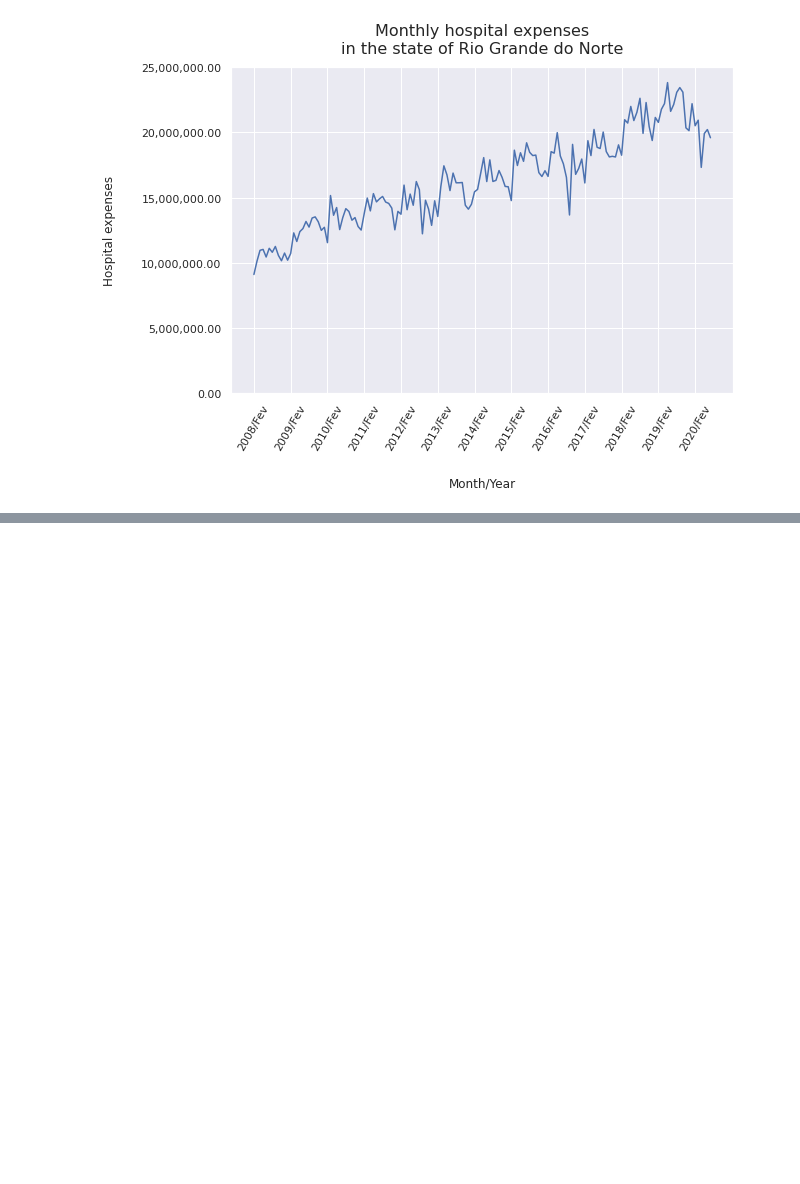
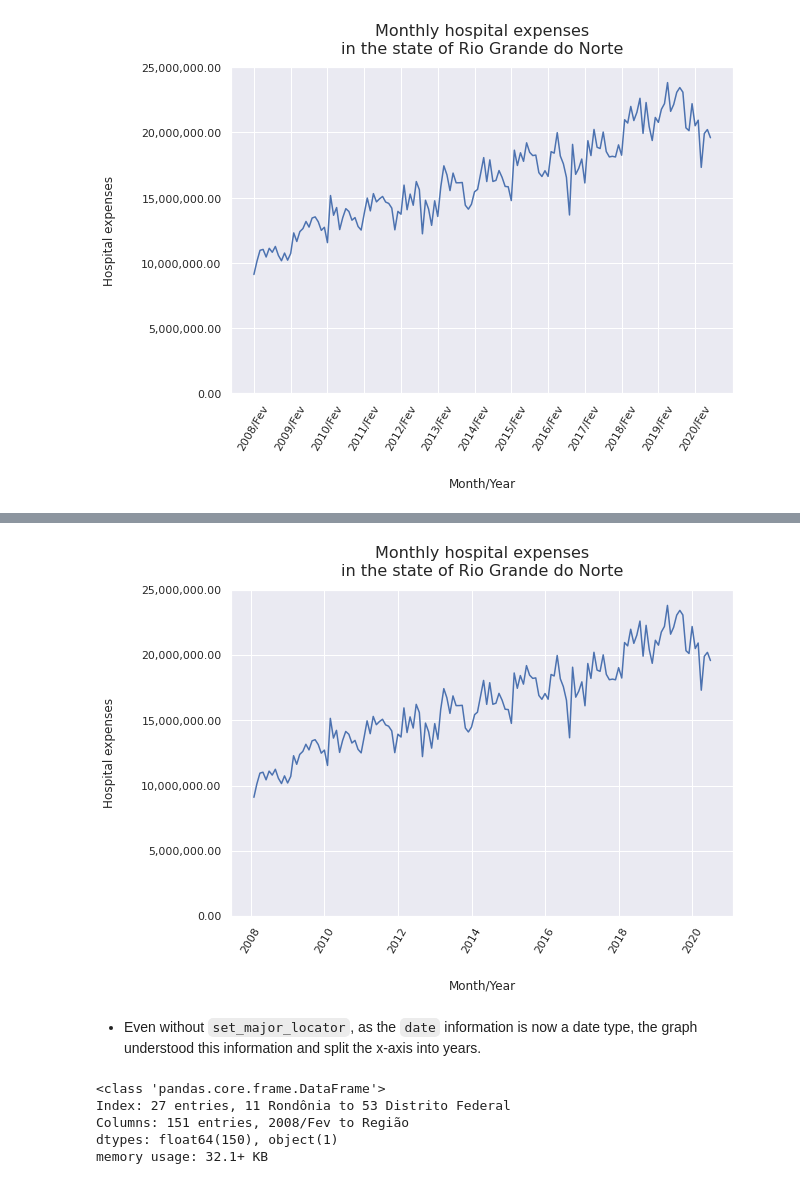
Before and after one commit to gabrielatrindade/alura-bootcamp, a Jupyter notebook: module2/lessons/hospital_expenses_sus_brazil_2.ipynb, the cells around one changed output, grey strips where cells are left out. Cells and saved outputs as stored; diff of their text form; code cells hidden in the pictures; blank space fills up the shorter version.

```diff
--- a/module2/lessons/hospital_expenses_sus_brazil_2.ipynb
+++ b/module2/lessons/hospital_expenses_sus_brazil_2.ipynb
@@ -989,0 +1029,23 @@ plt.show()
+# %%
+month_str_int = {
+    'Jan': 1,
+    'Fev': 2,
+    'Mar': 3,
+    'Abr': 4,
+    'Mai': 5,
+    'Jun': 6,
+    'Jul': 7,
+    'Ago': 8,
+    'Set': 9,
+    'Out': 10,
+    'Nov': 11,
+    'Dez': 12
+}
+
+def str_to_date(month_year: str):
+    year: int = int(month_year[:4])
+    month: str = month_year[5:]
+    month_int: int = month_str_int[month]
+    return date(year, month_int, 1)
+
+hospital_expenses_by_month.index.map(str_to_date)
@@ -989,0 +1078,4 @@ plt.show()
+# %%
+hospital_expenses_by_month.index = hospital_expenses_by_month.index.map(str_to_date)
+
+hospital_expenses_by_month.head()
@@ -989,0 +1090,30 @@ plt.show()
+# %%
+plt.figure(figsize=(9,6))
+
+ax = sns.lineplot(data=hospital_expenses_by_month,
+                  x=hospital_expenses_by_month.index,
+                  y='Rio Grande do Norte')
+
+ax.yaxis.set_major_formatter(ticker.StrMethodFormatter('{x:,.2f}'))
+#ax.xaxis.set_major_locator(ticker.IndexLocator(base=12, offset=0))
+
+plt.ylim(0, 25000000)
+plt.xticks(rotation=60)
+plt.title('Monthly hospital expenses\n'+
+          'in the state of Rio Grande do Norte',
+          fontsize=16, y=1.026)
+plt.xlabel('Month/Year', labelpad=25)
+plt.ylabel('Hospital expenses',labelpad=25)
+plt.show()
+# %% [output]
+[figure, added]
+# %% [markdown]
+- Even without `set_major_locator`, as the `date` information is now a date type, the graph understood this information and split the x-axis into years.
+# %%
+hospital_expenses_region.info()
+# %% [output]
+<class 'pandas.core.frame.DataFrame'>
+Index: 27 entries, 11 Rondônia to 53 Distrito Federal
+Columns: 151 entries, 2008/Fev to Região
+dtypes: float64(150), object(1)
+memory usage: 32.1+ KB
```
Also changed, not shown: parts of 30 cells of this notebook.
